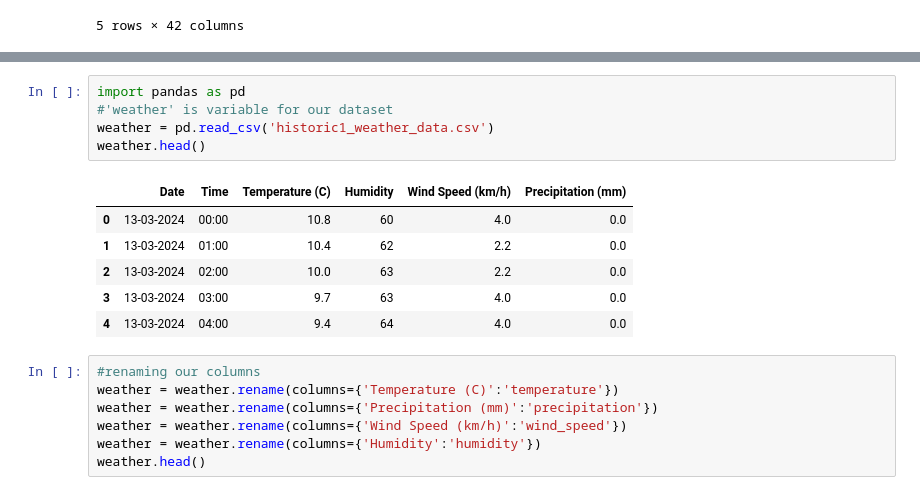
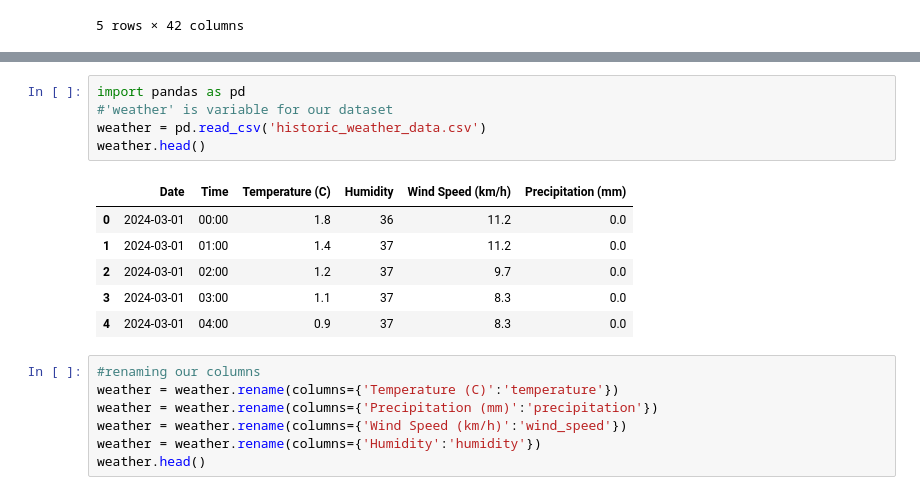
Before and after one commit to raunak01-raj/Weather-prediction, a Jupyter notebook: WP_(SVM).ipynb, the cells around one changed output, grey strips where cells are left out. Saved outputs shown, nothing was run; the diff lists cells and outputs as text.

```diff
--- a/WP_(SVM).ipynb
+++ b/WP_(SVM).ipynb
@@ -59,15 +59,15 @@ weather01.head()
 # %%
 import pandas as pd
 #'weather' is variable for our dataset
-weather = pd.read_csv('historic1_weather_data.csv')
+weather = pd.read_csv('historic_weather_data.csv')
 weather.head()
 # %% [output]
 |  | Date | Time | Temperature (C) | Humidity | Wind Speed (km/h) | Precipitation (mm) |
-| 0 | 13-03-2024 | 00:00 | 10.8 | 60 | 4.0 | 0.0 |
-| 1 | 13-03-2024 | 01:00 | 10.4 | 62 | 2.2 | 0.0 |
-| 2 | 13-03-2024 | 02:00 | 10.0 | 63 | 2.2 | 0.0 |
-| 3 | 13-03-2024 | 03:00 | 9.7 | 63 | 4.0 | 0.0 |
-| 4 | 13-03-2024 | 04:00 | 9.4 | 64 | 4.0 | 0.0 |
+| 0 | 2024-03-01 | 00:00 | 1.8 | 36 | 11.2 | 0.0 |
+| 1 | 2024-03-01 | 01:00 | 1.4 | 37 | 11.2 | 0.0 |
+| 2 | 2024-03-01 | 02:00 | 1.2 | 37 | 9.7 | 0.0 |
+| 3 | 2024-03-01 | 03:00 | 1.1 | 37 | 8.3 | 0.0 |
+| 4 | 2024-03-01 | 04:00 | 0.9 | 37 | 8.3 | 0.0 |
 # %%
 #renaming our columns
 weather = weather.rename(columns={'Temperature (C)':'temperature'})
```
Also changed, not shown: parts of 3 cells of this notebook, 1 other file.
